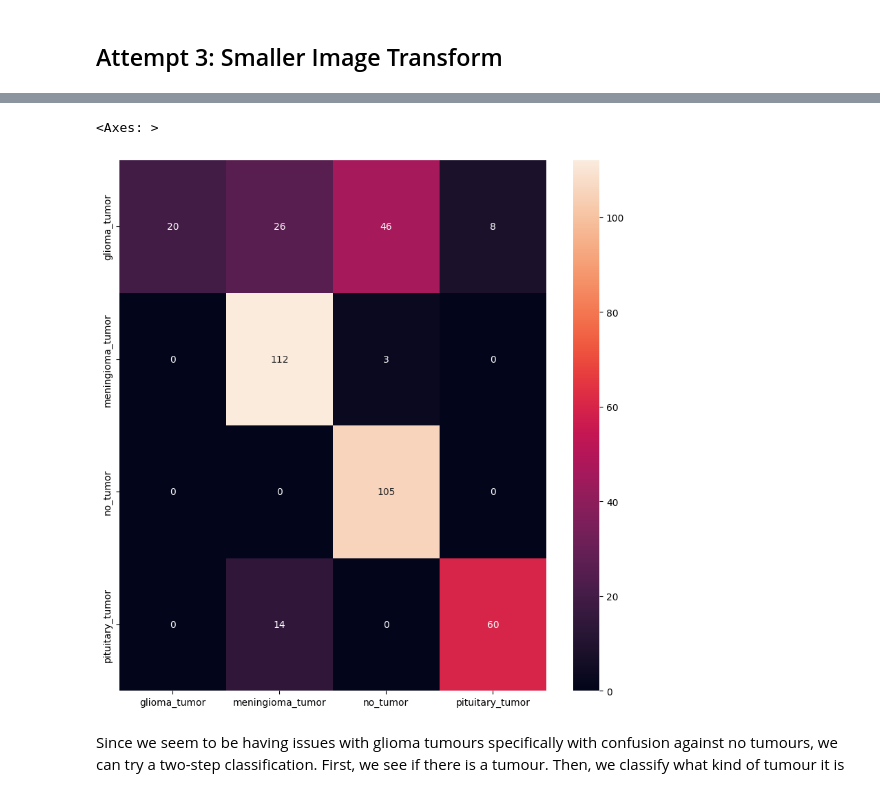
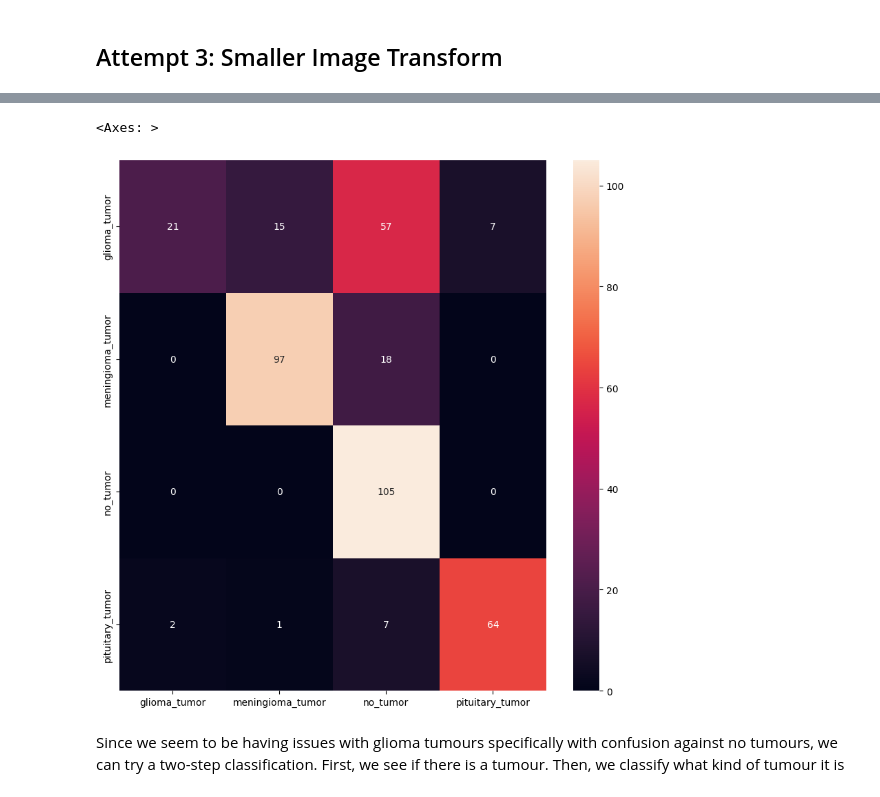
Before and after one commit to heng-le/MRI-classification, a Jupyter notebook: adam_init.ipynb, the cells around one changed output, grey strips where cells are left out. Cells and saved outputs as stored; diff of their text form; code cells hidden in the pictures.

```diff
--- a/adam_init.ipynb
+++ b/adam_init.ipynb
@@ -350,21 +346,21 @@ Accuracy: 77.15736040609137%
 # %%
 # plot the confusion matrix
 fig, ax = plt.subplots(figsize=(10, 10))
 confusion_matrix = np.zeros((4, 4))
 model.eval()
 with torch.no_grad():
     for data, target in test_temp:
-        output = model(data)
+        output = model_sm(data)
         _, predicted = torch.max(output, 1)
         for i in range(len(predicted)):
             confusion_matrix[target[i]][predicted[i]] += 1
 # convert the confusion matrix to an integer 2d array
 confusion_matrix = confusion_matrix.astype(int)
 classes = train_dataset.classes
 sns.heatmap(confusion_matrix, annot=True, fmt = 'd', xticklabels=classes, yticklabels=classes, ax=ax)
 # %% [output]
 <Axes: >
-[figure, old version]
+[figure, new version]
 # %% [markdown]
 Since we seem to be having issues with glioma tumours specifically with confusion against no tumours, we can try a two-step
 classification. First, we see if there is a tumour. Then, we classify what kind of tumour it is
```
Also changed, not shown: parts of 32 cells of this notebook, 1 other file.
